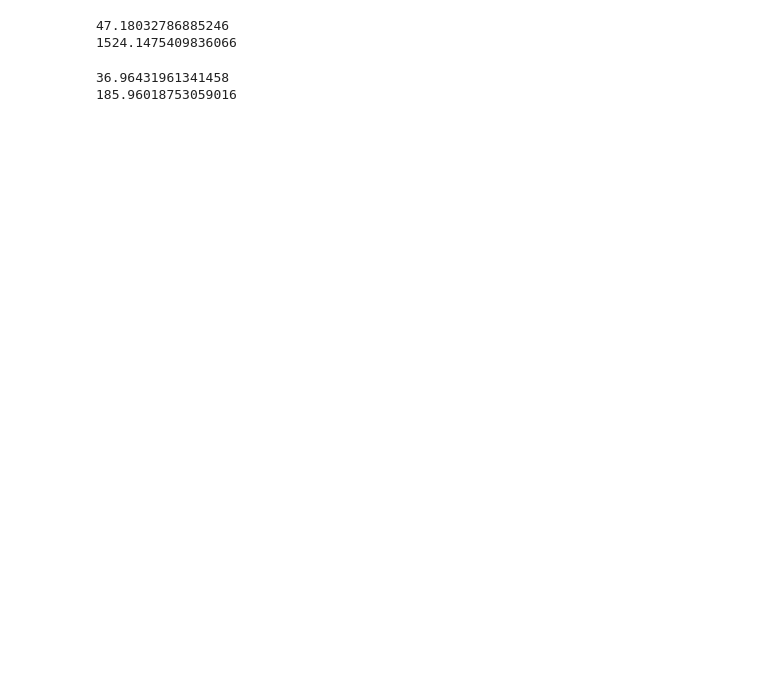
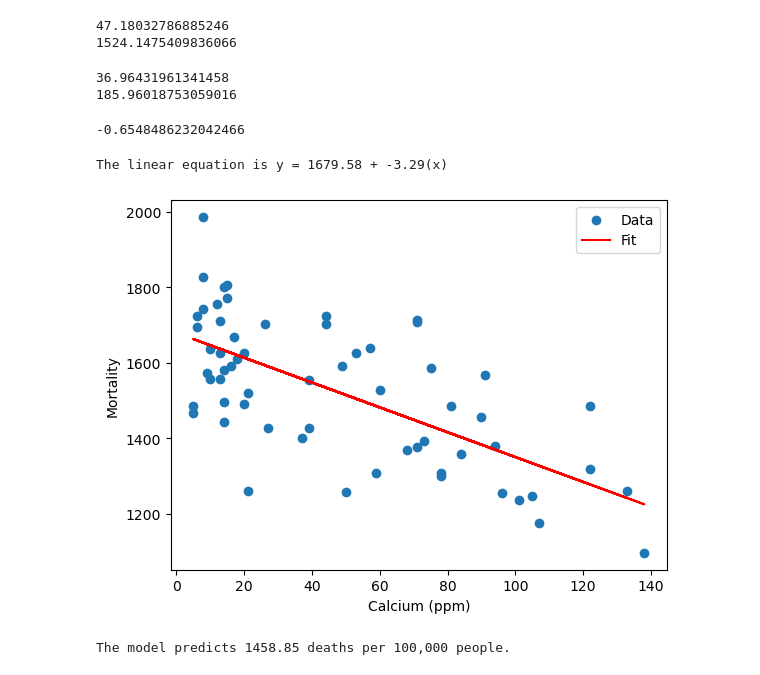
Before and after one commit to pkeen/intro-stats, a Jupyter notebook: 02-Relationships-Between-Variables/07-Linear_Regression/hard-water-mortality.ipynb, the cells around one changed output. Cells and saved outputs as stored; diff of their text form; code cells hidden in the pictures; blank space fills up the shorter version.

```diff
--- a/02-Relationships-Between-Variables/07-Linear_Regression/hard-water-mortality.ipynb
+++ b/02-Relationships-Between-Variables/07-Linear_Regression/hard-water-mortality.ipynb
@@ -28,3 +28,40 @@ print(s_mortality)
 # %% [output]
 36.96431961341458
 185.96018753059016
+# %%
+# Find the correlation
+# you can use r = np.corrcoef(calcium, mortality)[0][1]
+r = np.sum((calcium - np.mean(calcium)) * (mortality - np.mean(mortality))) / np.sqrt(np.sum((calcium - np.mean(calcium)) ** 2) * np.sum((mortality - np.mean(mortality)) ** 2))
+print(r)
+# %% [output]
+-0.6548486232042466
+# %%
+# lets create the slope and intercept
+slope = r * (s_mortality / s_calcium)
+intercept = np.mean(mortality) - slope * np.mean(calcium)
+
+print(f"The linear equation is y = {intercept:.2f} + {slope:.2f}(x)")
+
+# create a an array of predicted mortality values
+mortality_pred = slope * calcium + intercept
+# %% [output]
+The linear equation is y = 1679.58 + -3.29(x)
+# %%
+# lets graph it and see the scatter and regression
+import matplotlib.pyplot as plt
+
+# Plot
+plt.scatter(calcium, mortality, label='Data')
+plt.plot(calcium, mortality_pred, color='red', label='Fit')
+plt.xlabel("Calcium (ppm)")
+plt.ylabel("Mortality")
+plt.legend()
+plt.show()
+# %% [output]
+[figure, added]
+# %%
+# The hardness of one town’s municipal water is about 67 ppm of calcium. Use this equation to predict the mortality rate in that town.
+prediction_67ppm_calcium = intercept + slope * 67
+print(f"The model predicts {prediction_67ppm_calcium:.2f} deaths per 100,000 people.")
+# %% [output]
+The model predicts 1458.85 deaths per 100,000 people.
```
Also changed, not shown: 1 other file.
